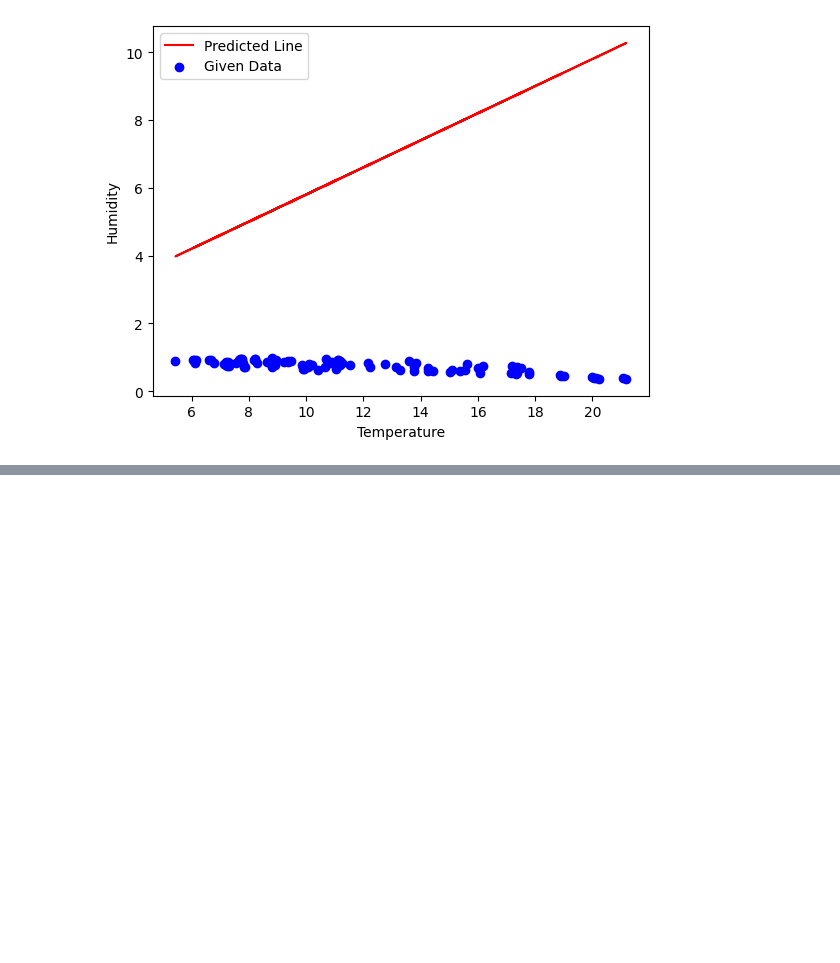
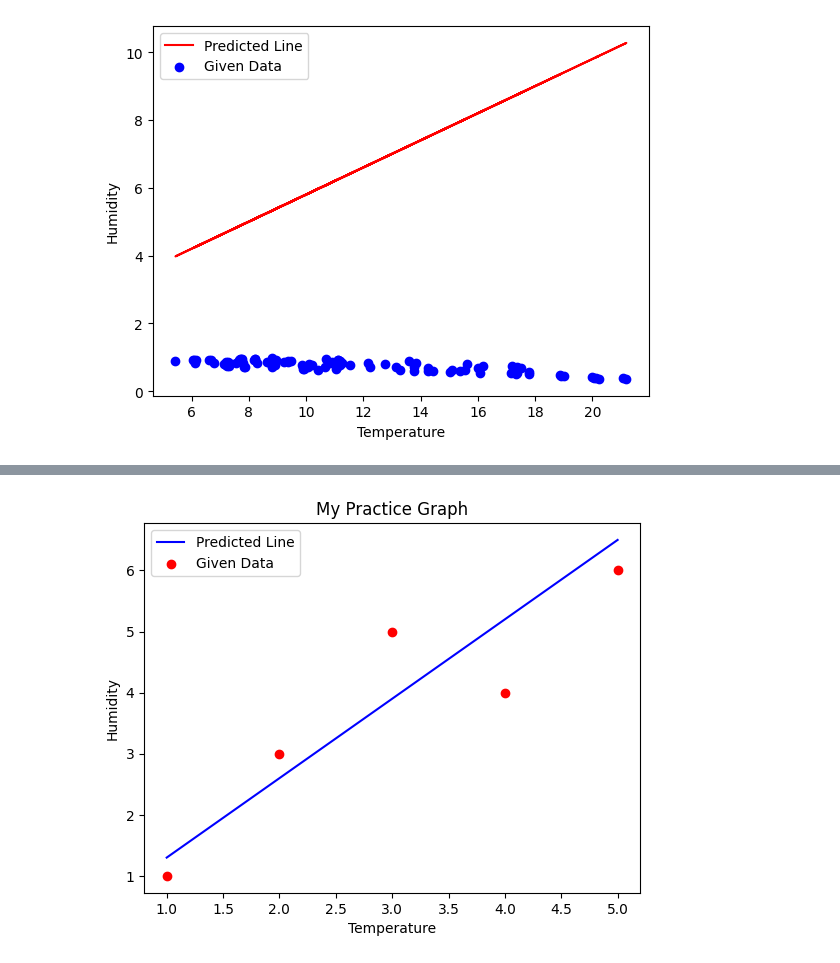
Before and after one commit to Mangal-Das/Matplotlib, a Jupyter notebook: introduction/quick_start.ipynb, the cells around one changed output, grey strips where cells are left out. Saved outputs shown, nothing was run; the diff lists cells and outputs as text; code cells hidden in the pictures; blank space fills up the shorter version.

```diff
--- a/introduction/quick_start.ipynb
+++ b/introduction/quick_start.ipynb
@@ -173,0 +183,20 @@ plt.show()
+# %%
+w=1.3
+b=0
+
+def calc(w,x,b):
+    m=x.shape[0]
+    f_wb=[]
+    for i in range(m):
+        f=w*x[i]+b
+        f_wb.append(f)
+    return np.array(f_wb)
+plt.plot(x_train,calc(w,x_train,b),c='b',label="Predicted Line")
+plt.scatter(x_train,y_train,c='r',label="Given Data")
+plt.legend()
+plt.xlabel("Temperature")
+plt.ylabel("Humidity")
+plt.title("My Practice Graph")
+plt.show()
+# %% [output]
+[figure, added]
```
Also changed, not shown: parts of 2 cells of this notebook.
